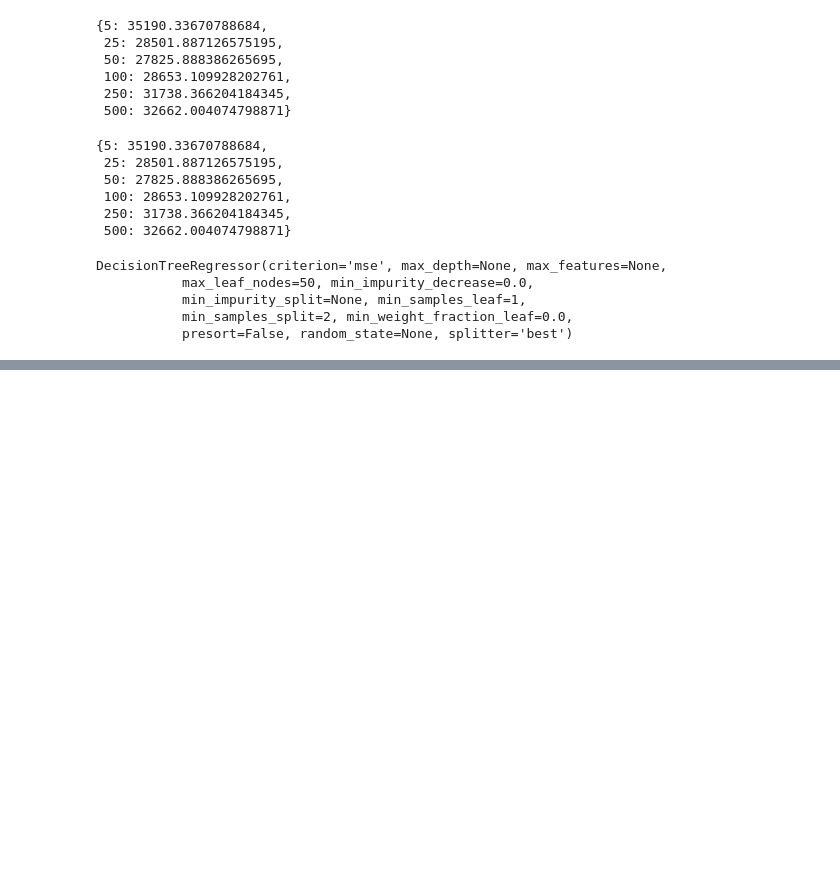
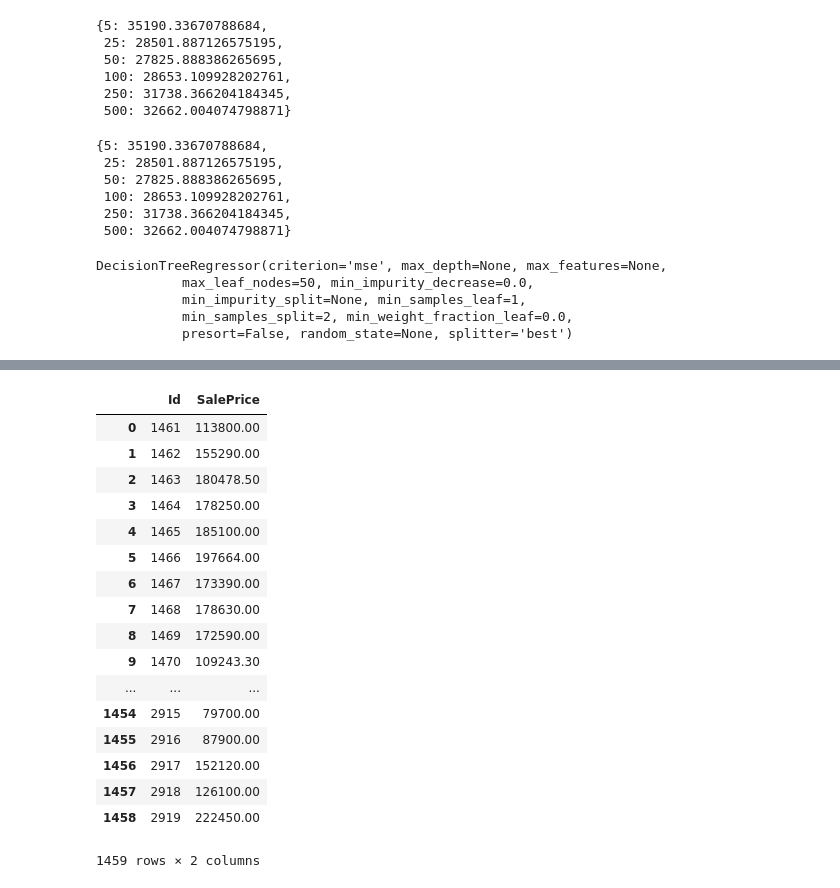
Before and after one commit to abhishekmshr956/Kaggle-Machine-Learning-Courses, a Jupyter notebook: Intro_to_MachineLearning/Intro_to_ML_Exercise_Notebook.ipynb, the cells around one changed output, grey strips where cells are left out. Drawn from its saved outputs; the diff is of its cells as text; code cells hidden in the pictures; blank space fills up the shorter version.

```diff
--- a/Intro_to_MachineLearning/Intro_to_ML_Exercise_Notebook.ipynb
+++ b/Intro_to_MachineLearning/Intro_to_ML_Exercise_Notebook.ipynb
@@ -153,0 +206,22 @@ DecisionTreeRegressor(criterion='mse', max_depth=None, max_features=None,
+# %%
+reddfg = pd.read_csv('submission.csv')
+reddfg
+# %% [output]
+|  | Id | SalePrice |
+| 0 | 1461 | 113800.00 |
+| 1 | 1462 | 155290.00 |
+| 2 | 1463 | 180478.50 |
+| 3 | 1464 | 178250.00 |
+| 4 | 1465 | 185100.00 |
+| 5 | 1466 | 197664.00 |
+| 6 | 1467 | 173390.00 |
+| 7 | 1468 | 178630.00 |
+| 8 | 1469 | 172590.00 |
+| 9 | 1470 | 109243.30 |
+| ... | ... | ... |
+| 1454 | 2915 | 79700.00 |
+| 1455 | 2916 | 87900.00 |
+| 1456 | 2917 | 152120.00 |
+| 1457 | 2918 | 126100.00 |
+| 1458 | 2919 | 222450.00 |
+1459 rows × 2 columns
```
Also changed, not shown: parts of 13 cells of this notebook, 7 other files.
